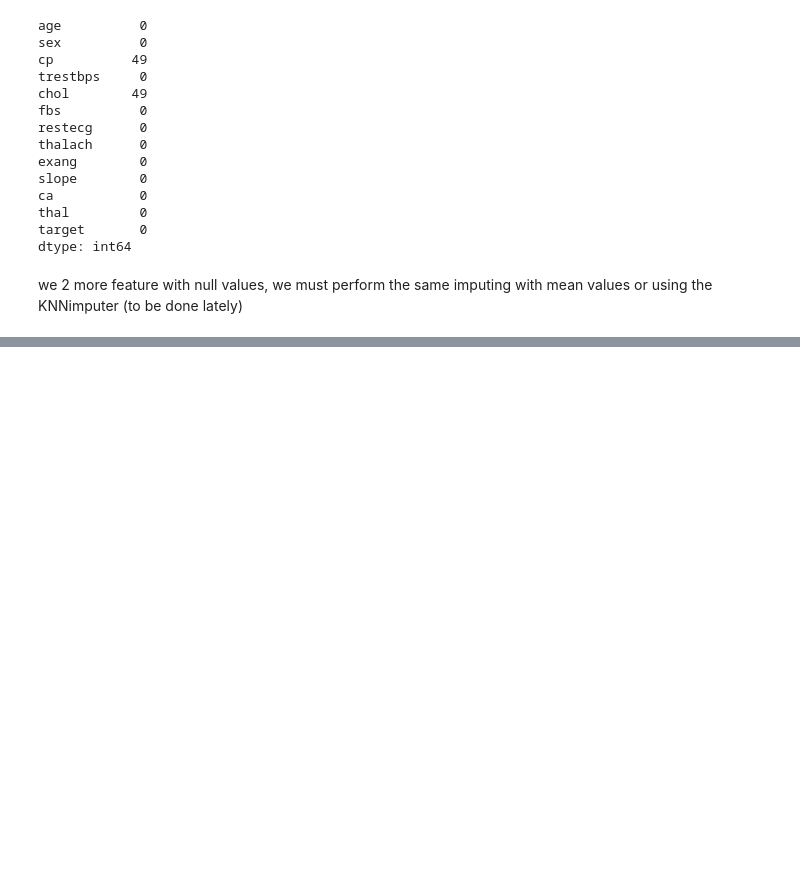
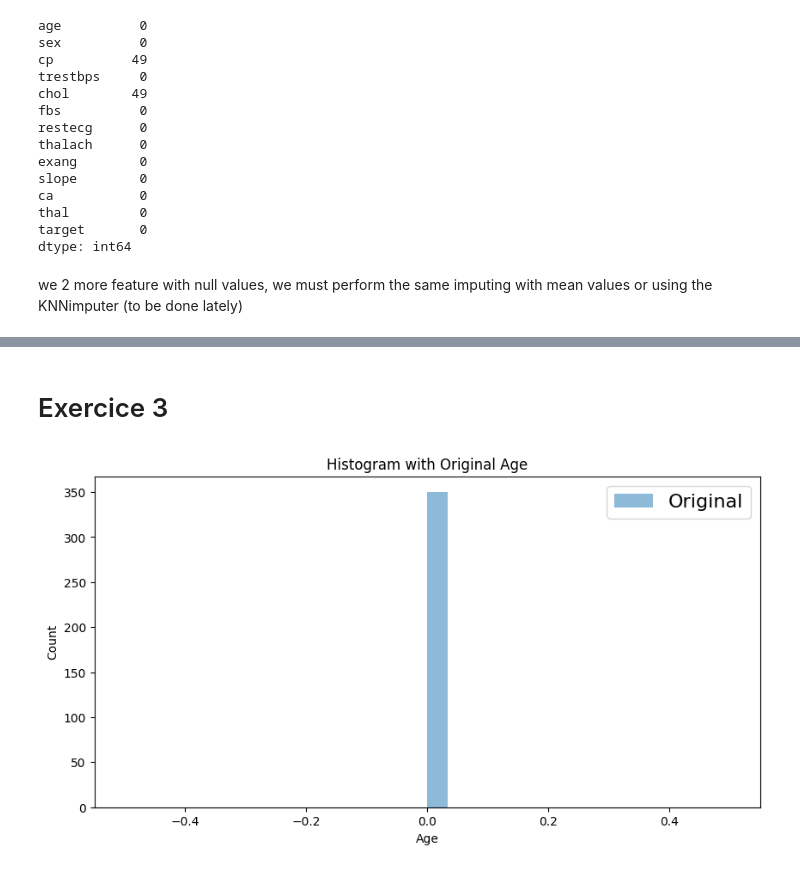
Before and after one commit to Stekosan/End-to-End-Machine-Learning, a Jupyter notebook: 1-design_exploration.ipynb, the cells around one changed output, grey strips where cells are left out. Drawn from its saved outputs; the diff is of its cells as text; code cells hidden in the pictures; blank space fills up the shorter version.

```diff
--- a/1-design_exploration.ipynb
+++ b/1-design_exploration.ipynb
@@ -300,0 +313,13 @@ features = X_train.columns[features_bool] # This approach ensures that the boole
+# %% [markdown]
+# Exercice 3
+# %%
+# Show the initial distribution of 'age'
+age = heart_disease_duplicates_dropped['age']
+plt.figure(figsize=(10,5))
+plt.hist(X_train['age'], bins=30, alpha=0.5, label='Original')
+plt.legend(prop={'size': 16})
+plt.title('Histogram with Original Age');
+plt.xlabel('Age'); plt.ylabel('Count');
+plt.show()
+# %% [output]
+[figure, added]
```
Also changed, not shown: parts of 5 cells of this notebook.
